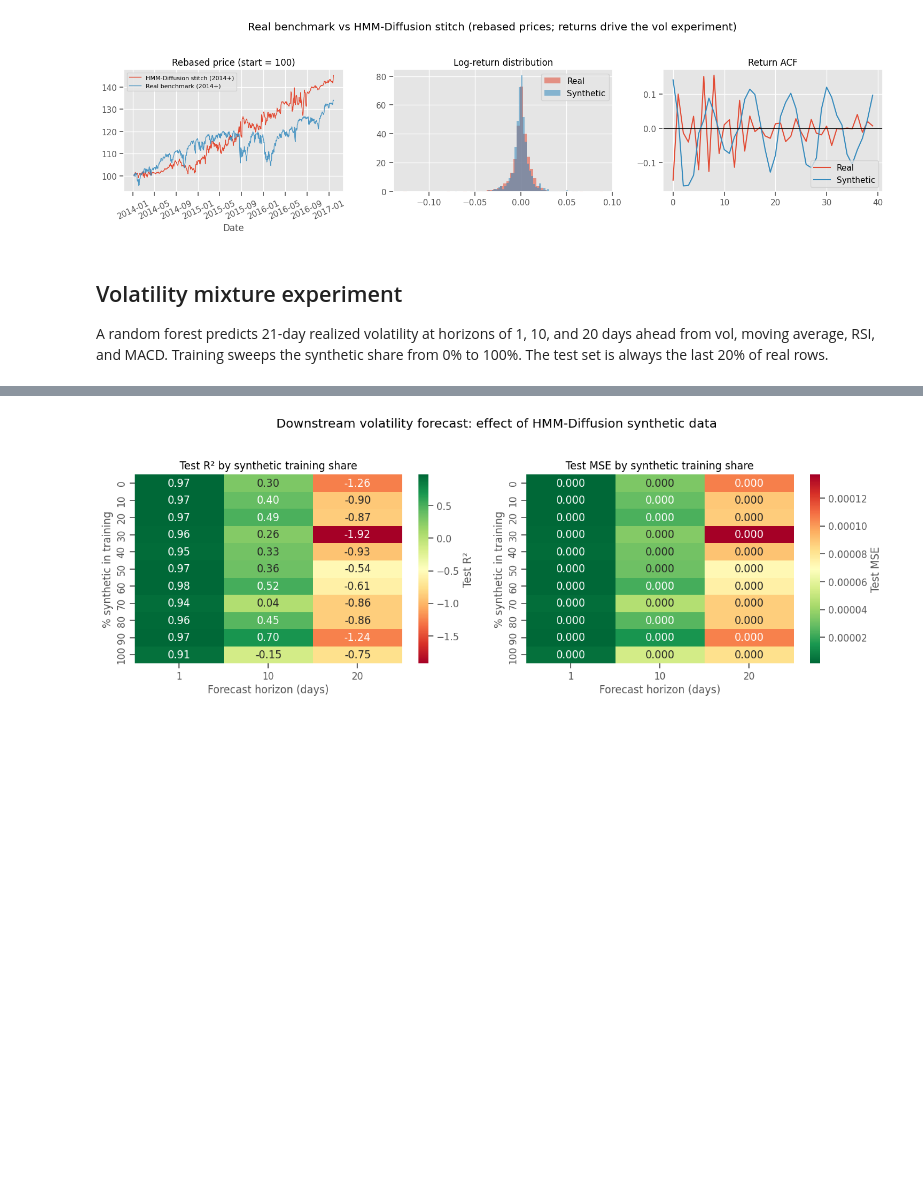
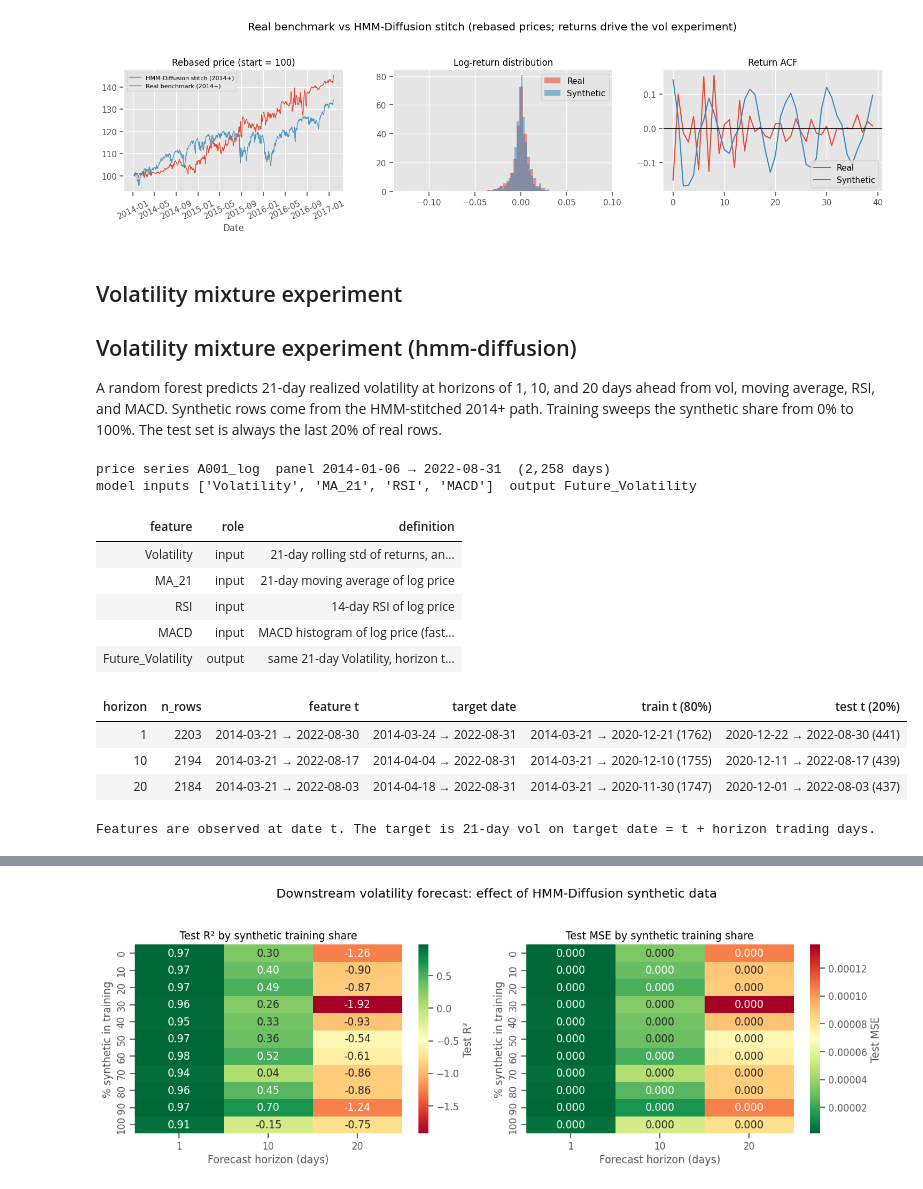
Before and after one commit to ruyay111/Synthetic-Data-Augmentation, a Jupyter notebook: Downstream-Volatility.ipynb, the cells around one changed output, grey strips where cells are left out. Saved outputs shown, nothing was run; the diff lists cells and outputs as text; code cells hidden in the pictures; blank space fills up the shorter version.

```diff
--- a/Downstream-Volatility.ipynb
+++ b/Downstream-Volatility.ipynb
@@ -346,7 +357,77 @@ Real: 2014-01-06 → 2022-08-31, start price 7,091.52
 # %% [markdown]
 ## Volatility mixture experiment
 
-A random forest predicts 21-day realized volatility at horizons of 1, 10, and 20 days ahead from vol, moving average, RSI, and MACD. Training sweeps the synthetic share from 0% to 100%. The test set is always the last 20% of real rows.
+## Volatility mixture experiment (hmm-diffusion)
+
+A random forest predicts 21-day realized volatility at horizons of 1, 10, and 20 days ahead from vol, moving average, RSI, and MACD. Synthetic rows come from the HMM-stitched 2014+ path. Training sweeps the synthetic share from 0% to 100%. The test set is always the last 20% of real rows.
+# %%
+price_col = f"{PRICE_COL}_log"
+feature_spec = pd.DataFrame(
+    [
+        ("Volatility", "input", "21-day rolling std of returns, annualized (√252)"),
+        ("MA_21", "input", "21-day moving average of log price"),
+        ("RSI", "input", "14-day RSI of log price"),
+        ("MACD", "input", "MACD histogram of log price (fast=12, slow=26, signal=9)"),
+        (
+            VOL_TARGET_COL,
+            "output",
+            "same 21-day Volatility, horizon trading days after the feature date t",
+        ),
+    ],
+    columns=["feature", "role", "definition"],
+)
+print(
+    f"price series {price_col}  panel {df_real.index.min().date()} → {df_real.index.max().date()}  "
+    f"({len(df_real):,} days)"
+)
+print(f"model inputs {list(VOL_FEATURE_COLS)}  output {VOL_TARGET_COL}")
+
+date_rows = []
+for horizon in HORIZONS:
+    feat = build_advanced_vol_features(
+        df_real, price_col=price_col, intraday=False, horizon=horizon
+    )
+    split_idx = int(0.8 * len(feat))
+    train, test = feat.iloc[:split_idx], feat.iloc[split_idx:]
+    target = pd.to_datetime(feat["target_date"])
+    date_rows.append(
+        {
+            "horizon": horizon,
+            "n_rows": len(feat),
+            "feature t": f"{feat.index.min().date()} → {feat.index.max().date()}",
+            "target date": f"{target.min().date()} → {target.max().date()}",
+            "train t (80%)": f"{train.index.min().date()} → {train.index.max().date()} ({len(train)})",
+            "test t (20%)": f"{test.index.min().date()} → {test.index.max().date()} ({len(test)})",
+        }
+    )
+dates = pd.DataFrame(date_rows)
+
+def _show_full(frame: pd.DataFrame) -> None:
+    display(
+        frame.style.hide(axis="index")
+        .set_properties(**{"text-align": "left", "white-space": "pre-wrap"})
+        .set_table_styles([{"selector": "th", "props": [("text-align", "left")]}])
+    )
+
+_show_full(feature_spec)
+_show_full(dates)
+print(
+    "Features are observed at date t. The target is 21-day vol on target date = t + horizon trading days."
+)
+# %% [output]
+price series A001_log  panel 2014-01-06 → 2022-08-31  (2,258 days)
+model inputs ['Volatility', 'MA_21', 'RSI', 'MACD']  output Future_Volatility
+| feature | role | definition |
+| Volatility | input | 21-day rolling std of returns, an... |
+| MA_21 | input | 21-day moving average of log price |
+| RSI | input | 14-day RSI of log price |
+| MACD | input | MACD histogram of log price (fast... |
+| Future_Volatility | output | same 21-day Volatility, horizon t... |
+| horizon | n_rows | feature t | target date | train t (80%) | test t (20%) |
+| 1 | 2203 | 2014-03-21 → 2022-08-30 | 2014-03-24 → 2022-08-31 | 2014-03-21 → 2020-12-21 (1762) | 2020-12-22 → 2022-08-30 (441) |
+| 10 | 2194 | 2014-03-21 → 2022-08-17 | 2014-04-04 → 2022-08-31 | 2014-03-21 → 2020-12-10 (1755) | 2020-12-11 → 2022-08-17 (439) |
+| 20 | 2184 | 2014-03-21 → 2022-08-03 | 2014-04-18 → 2022-08-31 | 2014-03-21 → 2020-11-30 (1747) | 2020-12-01 → 2022-08-03 (437) |
+Features are observed at date t. The target is 21-day vol on target date = t + horizon trading days.
 # %%
 metrics_by_horizon = {}
 
```
Also changed, not shown: parts of 6 cells of this notebook, 21 other files.
